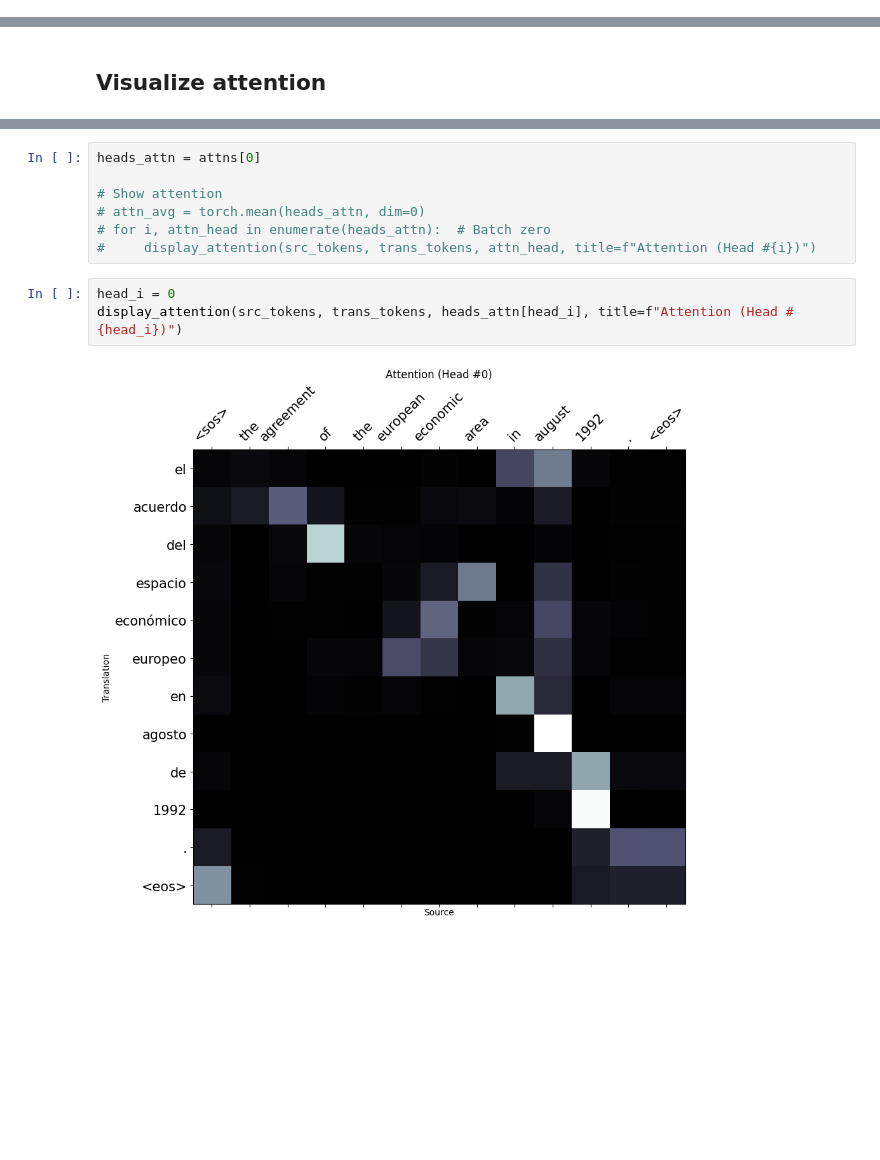
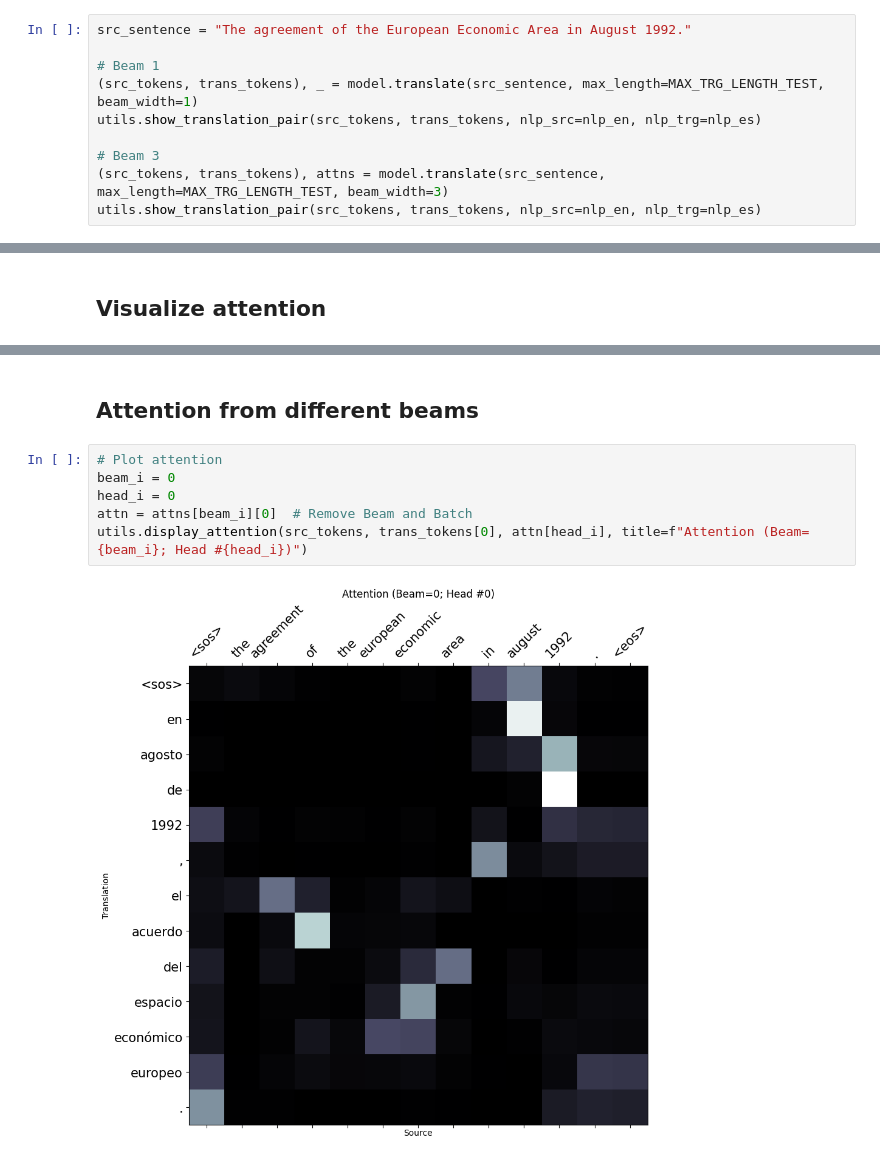
Before and after one commit to salvacarrion/mltests-old, a Jupyter notebook: seq2seq/transformers/jupyters/2_test.ipynb, the cells around one changed output, grey strips where cells are left out. Drawn from its saved outputs; the diff is of its cells as text; blank space fills up the shorter version.

Commit message:
Add beam search + attention tracking

```diff
--- a/seq2seq/transformers/jupyters/2_test.ipynb
+++ b/seq2seq/transformers/jupyters/2_test.ipynb
@@ -138,0 +148,10 @@ Translation: el acuerdo del espacio económico europeo en agosto de 1992 .
+# %%
+src_sentence = "The agreement of the European Economic Area in August 1992."
+
+# Beam 1
+(src_tokens, trans_tokens), _ = model.translate(src_sentence, max_length=MAX_TRG_LENGTH_TEST, beam_width=1)
+utils.show_translation_pair(src_tokens, trans_tokens, nlp_src=nlp_en, nlp_trg=nlp_es)
+
+# Beam 3
+(src_tokens, trans_tokens), attns = model.translate(src_sentence, max_length=MAX_TRG_LENGTH_TEST, beam_width=3)
+utils.show_translation_pair(src_tokens, trans_tokens, nlp_src=nlp_en, nlp_trg=nlp_es)
@@ -166,13 +169,11 @@ def display_attention(sentence, translation, attention, savepath=None, title="At
-# %%
-heads_attn = attns[0]
-
-# Show attention
-# attn_avg = torch.mean(heads_attn, dim=0)
-# for i, attn_head in enumerate(heads_attn):  # Batch zero
-#     display_attention(src_tokens, trans_tokens, attn_head, title=f"Attention (Head #{i})")
+# %% [markdown]
+## Attention from different beams
 # %%
+# Plot attention
+beam_i = 0
 head_i = 0
-display_attention(src_tokens, trans_tokens, heads_attn[head_i], title=f"Attention (Head #{head_i})")
+attn = attns[beam_i][0]  # Remove Beam and Batch
+utils.display_attention(src_tokens, trans_tokens[0], attn[head_i], title=f"Attention (Beam={beam_i}; Head #{head_i})")
 # %% [output]
-[figure, old version]
+[figure, new version]
 # %%
```
Also changed, not shown: parts of 25 cells of this notebook, 5 other files.
